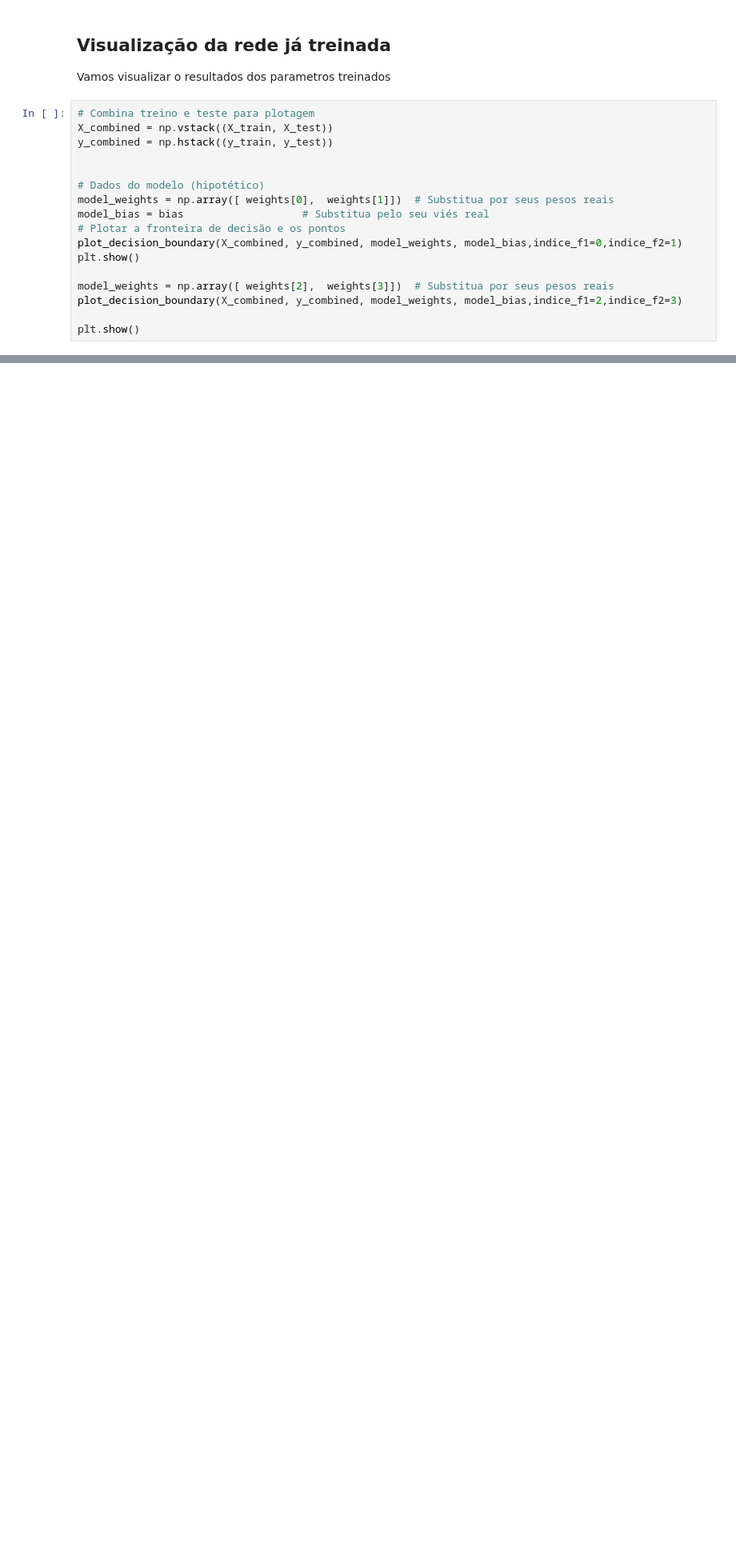
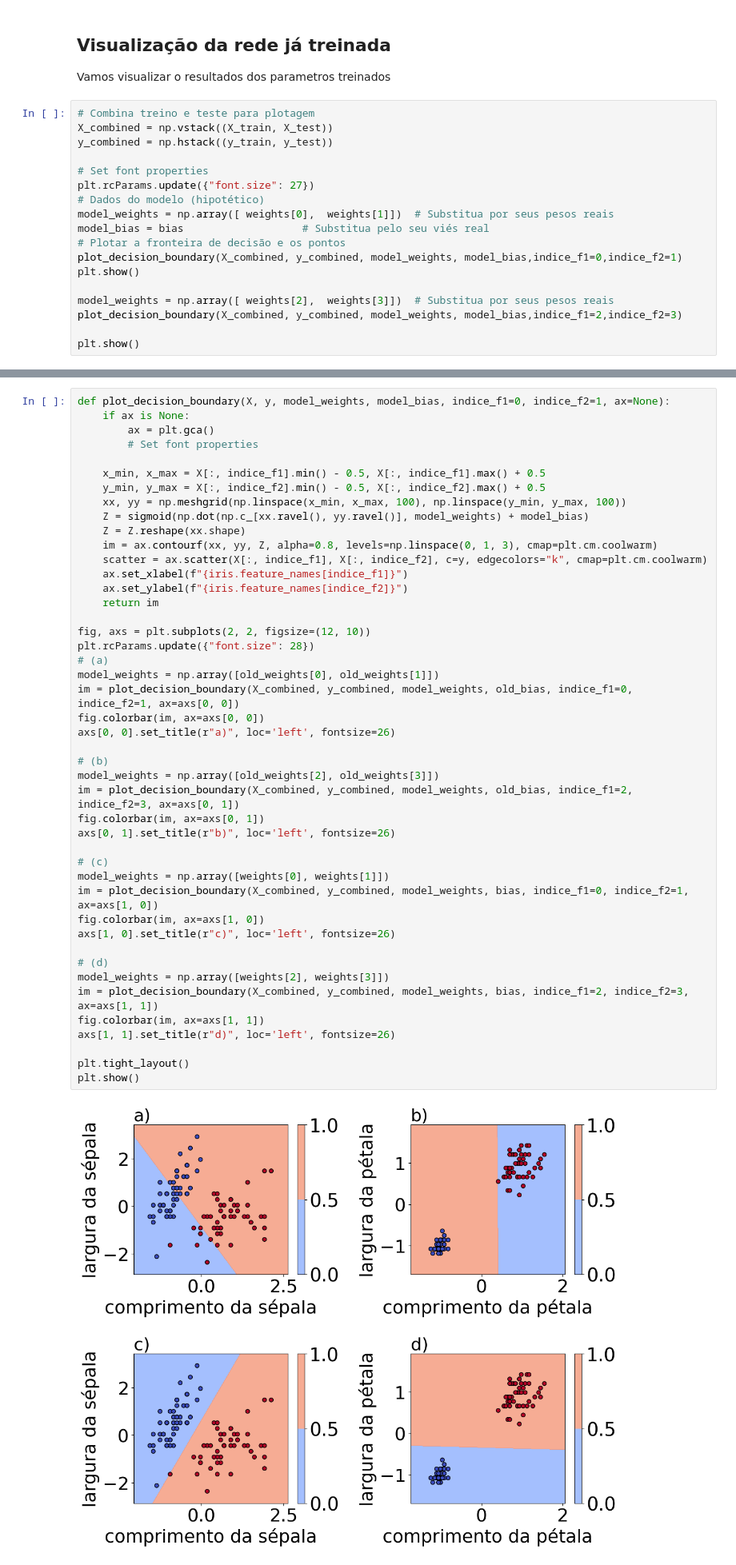
Before and after one commit to Coffee4MePlz/Notebooks_NN_Physics, a Jupyter notebook: 01-Perceptron-iris.ipynb, the cells around one changed output, grey strips where cells are left out. Shown at 80% size. Drawn from its saved outputs; the diff is of its cells as text; blank space fills up the shorter version.

```diff
--- a/01-Perceptron-iris.ipynb
+++ b/01-Perceptron-iris.ipynb
@@ -293,7 +317,8 @@ Vamos visualizar o resultados dos parametros treinados
 X_combined = np.vstack((X_train, X_test))
 y_combined = np.hstack((y_train, y_test))
 
-
+# Set font properties
+plt.rcParams.update({"font.size": 27})
 # Dados do modelo (hipotético)
 model_weights = np.array([ weights[0],  weights[1]])  # Substitua por seus pesos reais
 model_bias = bias                   # Substitua pelo seu viés real
@@ -310,0 +336,47 @@ plt.show()
+# %%
+def plot_decision_boundary(X, y, model_weights, model_bias, indice_f1=0, indice_f2=1, ax=None):
+    if ax is None:
+        ax = plt.gca()
+        # Set font properties
+
+    x_min, x_max = X[:, indice_f1].min() - 0.5, X[:, indice_f1].max() + 0.5
+    y_min, y_max = X[:, indice_f2].min() - 0.5, X[:, indice_f2].max() + 0.5
+    xx, yy = np.meshgrid(np.linspace(x_min, x_max, 100), np.linspace(y_min, y_max, 100))
+    Z = sigmoid(np.dot(np.c_[xx.ravel(), yy.ravel()], model_weights) + model_bias)
+    Z = Z.reshape(xx.shape)
+    im = ax.contourf(xx, yy, Z, alpha=0.8, levels=np.linspace(0, 1, 3), cmap=plt.cm.coolwarm)
+    scatter = ax.scatter(X[:, indice_f1], X[:, indice_f2], c=y, edgecolors="k", cmap=plt.cm.coolwarm)
+    ax.set_xlabel(f"{iris.feature_names[indice_f1]}")
+    ax.set_ylabel(f"{iris.feature_names[indice_f2]}")
+    return im
+
+fig, axs = plt.subplots(2, 2, figsize=(12, 10))
+plt.rcParams.update({"font.size": 28})
+# (a)
+model_weights = np.array([old_weights[0], old_weights[1]])
+im = plot_decision_boundary(X_combined, y_combined, model_weights, old_bias, indice_f1=0, indice_f2=1, ax=axs[0, 0])
+fig.colorbar(im, ax=axs[0, 0])
+axs[0, 0].set_title(r"a)", loc='left', fontsize=26)
+
+# (b)
+model_weights = np.array([old_weights[2], old_weights[3]])
+im = plot_decision_boundary(X_combined, y_combined, model_weights, old_bias, indice_f1=2, indice_f2=3, ax=axs[0, 1])
+fig.colorbar(im, ax=axs[0, 1])
+axs[0, 1].set_title(r"b)", loc='left', fontsize=26)
+
+# (c)
+model_weights = np.array([weights[0], weights[1]])
+im = plot_decision_boundary(X_combined, y_combined, model_weights, bias, indice_f1=0, indice_f2=1, ax=axs[1, 0])
+fig.colorbar(im, ax=axs[1, 0])
+axs[1, 0].set_title(r"c)", loc='left', fontsize=26)
+
+# (d)
+model_weights = np.array([weights[2], weights[3]])
+im = plot_decision_boundary(X_combined, y_combined, model_weights, bias, indice_f1=2, indice_f2=3, ax=axs[1, 1])
+fig.colorbar(im, ax=axs[1, 1])
+axs[1, 1].set_title(r"d)", loc='left', fontsize=26)
+
+plt.tight_layout()
+plt.show()
+# %% [output]
+[figure, added]
```
Also changed, not shown: parts of 13 cells of this notebook, 2 other files.
